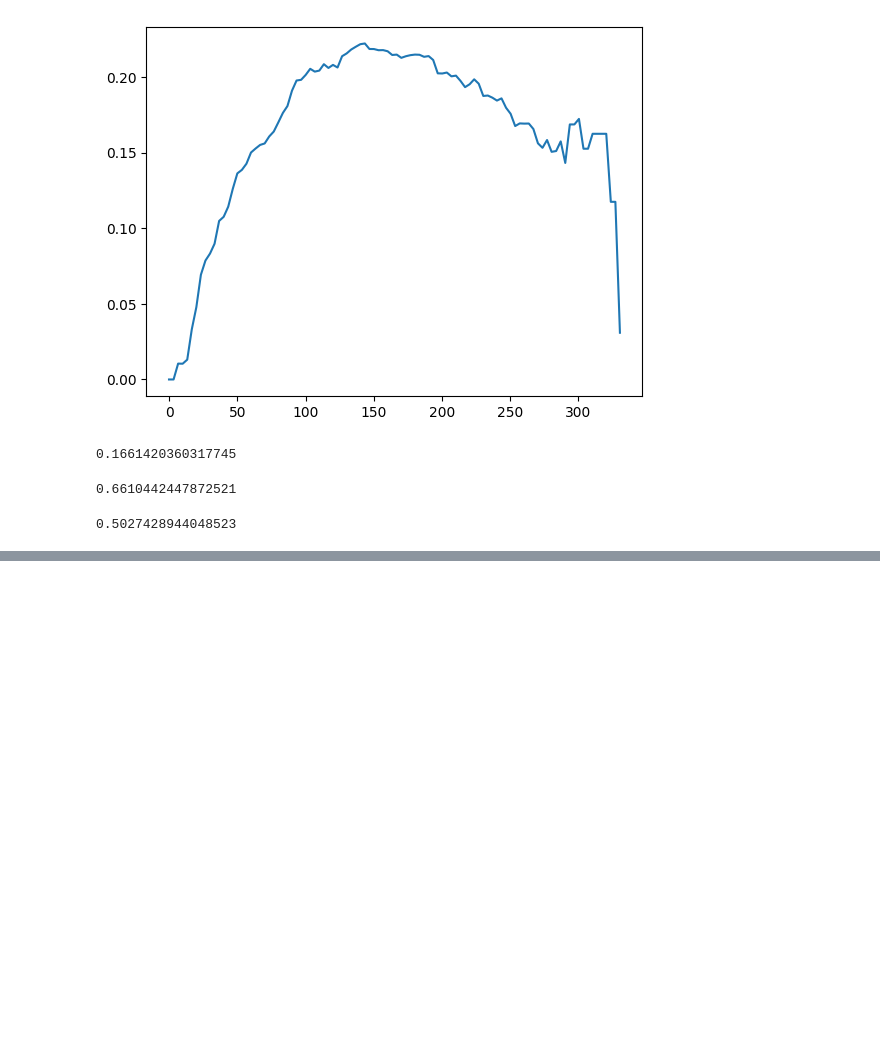
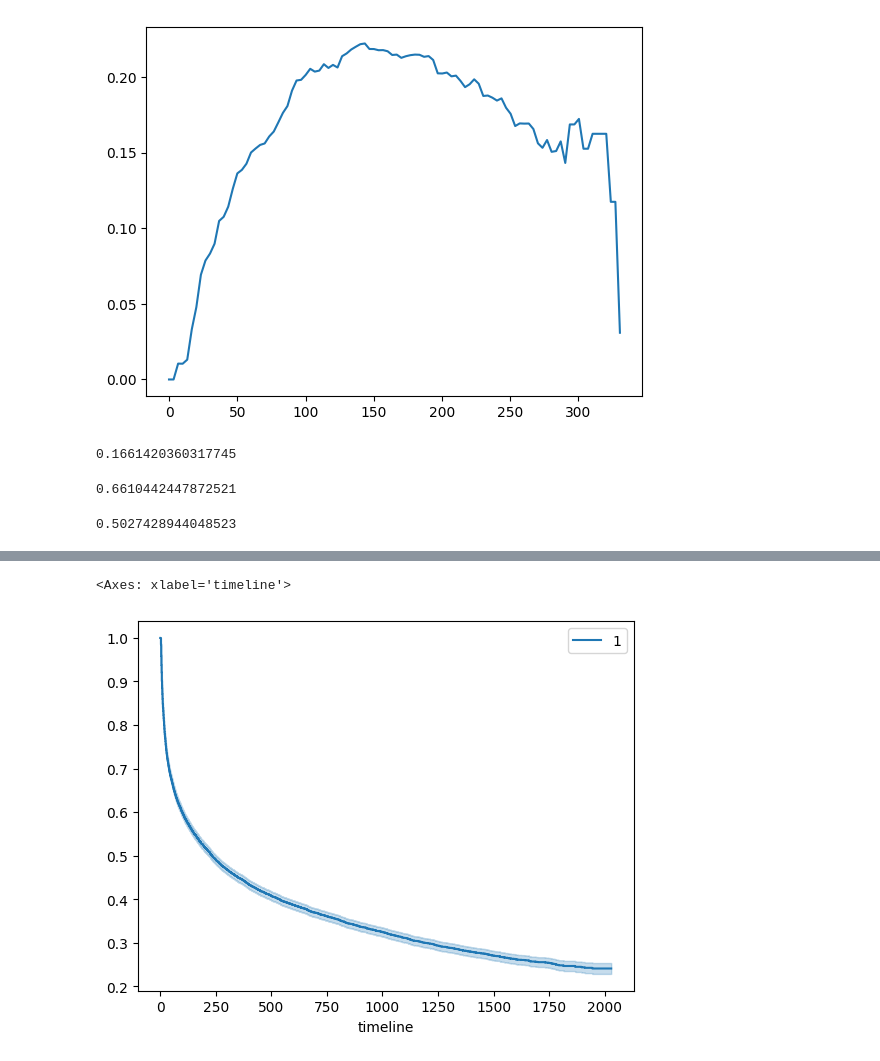
Before and after one commit to Zernez/PredictiveMaintenance, a Jupyter notebook: deep_surv.ipynb, the cells around one changed output, grey strips where cells are left out. Saved outputs shown, nothing was run; the diff lists cells and outputs as text; code cells hidden in the pictures; blank space fills up the shorter version.

```diff
--- a/deep_surv.ipynb
+++ b/deep_surv.ipynb
@@ -216,0 +265,14 @@ ev.integrated_nbll(time_grid)
+# %%
+outcomes, features = datasets.load_support()
+
+# Identify categorical (cat_feats) and continuous (num_feats) features
+cat_feats = ['sex', 'dzgroup', 'dzclass', 'income', 'race', 'ca']
+num_feats = ['age', 'num.co', 'meanbp', 'wblc', 'hrt', 'resp',
+             'temp', 'pafi', 'alb', 'bili', 'crea', 'sod', 'ph',
+             'glucose', 'bun', 'urine', 'adlp', 'adls']
+
+# Let's take a look at the features
+display(features.head(5))
+
+# Let's take a look at the outcomes
+display(outcomes.head(5))
@@ -216,0 +511,6 @@ ev.integrated_nbll(time_grid)
+# %%
+import auton_survival.reporting
+auton_survival.reporting.plot_kaplanmeier(outcomes)
+# %% [output]
+<Axes: xlabel='timeline'>
+[figure, added]
```
Also changed, not shown: parts of 32 cells of this notebook, 6 other files.
